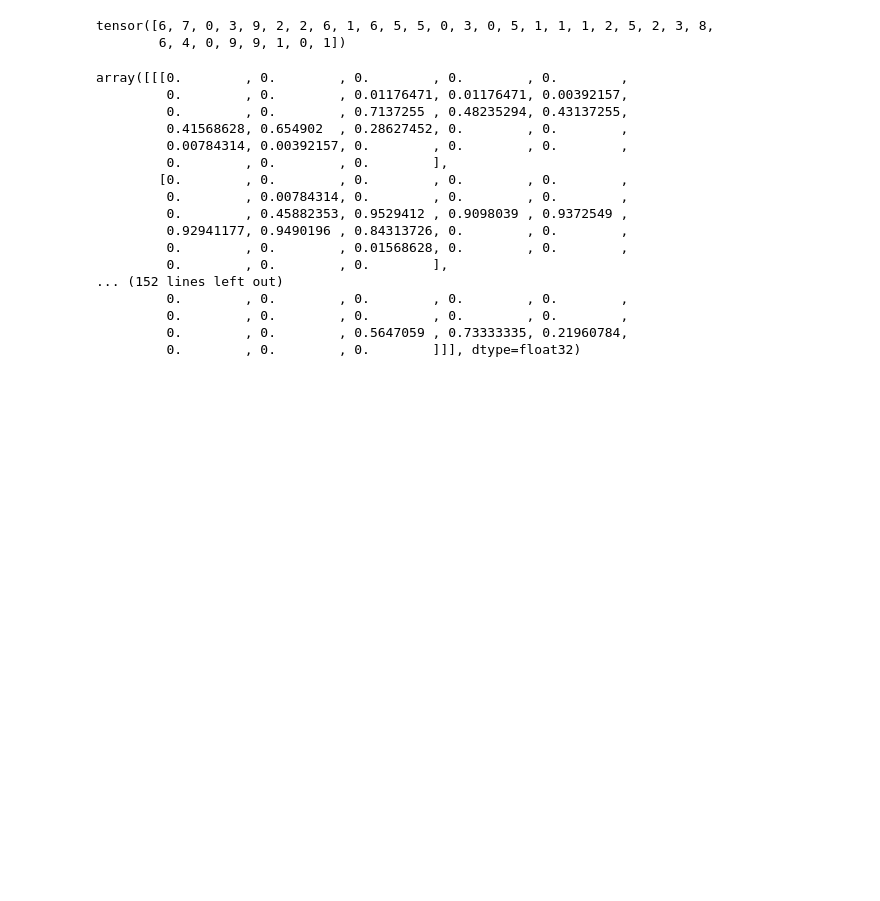
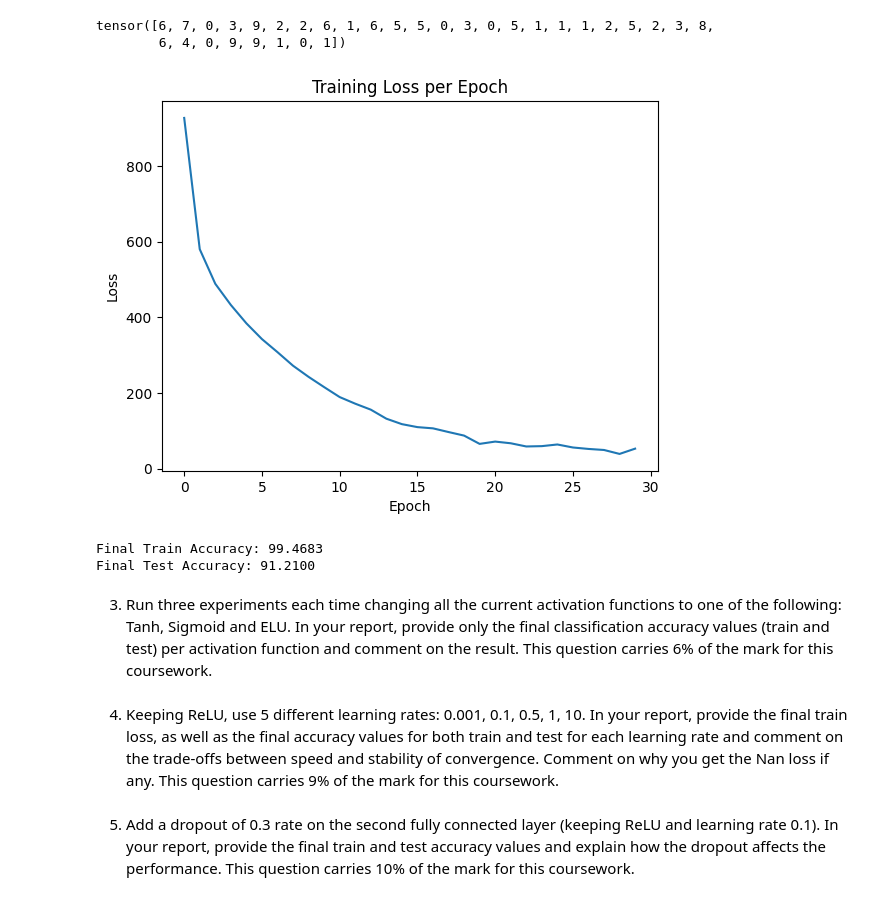
Before and after one commit to kianahs/AI_CNN, a Jupyter notebook: Classification.ipynb, the cells around one changed output. Saved outputs shown, nothing was run; the diff lists cells and outputs as text; code cells hidden in the pictures; blank space fills up the shorter version.

```diff
--- a/Classification.ipynb
+++ b/Classification.ipynb
@@ -76,6 +105,20 @@ def evaluation(dataloader):
     correct += (pred == labels).sum().item()
   return 100 * correct / total
 
+
+def test_evaluation(dataloader):
+    total, correct = 0,0
+    net.eval()
+    with torch.no_grad():
+      for data in dataloader:
+        # TO DO
+        inputs, labels = data
+        inputs, labels = inputs.to(device), labels.to(device)
+        outputs = net(inputs)
+        _, pred = torch.max(outputs.data, 1)
+        total += labels.size(0)
+        correct += (pred == labels).sum().item()
+      return 100 * correct / total
 
 def weights_init(layer):
     if isinstance(layer, nn.Linear):
@@ -118,7 +161,7 @@ for epoch in range(max_epochs):
     # TO DO
   loss_epoch_array.append(loss_epoch)
   train_accuracy.append(evaluation(train_loader))
-  test_accuracy.append(evaluation(test_loader))
+  test_accuracy.append(test_evaluation(test_loader))
   print("Epoch {}: loss: {}, train accuracy: {}, test accuracy:{}".format(epoch + 1, loss_epoch_array[-1], train_accuracy[-1], test_accuracy[-1]))
 # %% [output]
 cuda:0
@@ -175,22 +218,36 @@ label
 tensor([6, 7, 0, 3, 9, 2, 2, 6, 1, 6, 5, 5, 0, 3, 0, 5, 1, 1, 1, 2, 5, 2, 3, 8,
         6, 4, 0, 9, 9, 1, 0, 1])
 # %%
-input_data[0,:,:,:].numpy()
+# input_data[0,:,:,:].numpy()
-# %% [output]
-array([[[0.        , 0.        , 0.        , 0.        , 0.        ,
-         0.        , 0.        , 0.01176471, 0.01176471, 0.00392157,
-         0.        , 0.        , 0.7137255 , 0.48235294, 0.43137255,
-         0.41568628, 0.654902  , 0.28627452, 0.        , 0.        ,
-         0.00784314, 0.00392157, 0.        , 0.        , 0.        ,
-         0.        , 0.        , 0.        ],
-        [0.        , 0.        , 0.        , 0.        , 0.        ,
-         0.        , 0.00784314, 0.        , 0.        , 0.        ,
-         0.        , 0.45882353, 0.9529412 , 0.9098039 , 0.9372549 ,
-         0.92941177, 0.9490196 , 0.84313726, 0.        , 0.        ,
-         0.        , 0.        , 0.01568628, 0.        , 0.        ,
-         0.        , 0.        , 0.        ],
-... (152 lines left out)
-         0.        , 0.        , 0.        , 0.        , 0.        ,
-         0.        , 0.        , 0.        , 0.        , 0.        ,
-         0.        , 0.        , 0.5647059 , 0.73333335, 0.21960784,
-         0.        , 0.        , 0.        ]]], dtype=float32)
+# %%
+plt.plot(loss_epoch_array, label='Train Loss')
+plt.title('Training Loss per Epoch')
+plt.xlabel('Epoch')
+plt.ylabel('Loss')
+plt.show()
+# %% [output]
+[figure, added]
+# %%
+final_train_accuracy = train_accuracy[-1]
+final_test_accuracy = test_accuracy[-1]
+print(f'Final Train Accuracy: {final_train_accuracy:.4f}')
+print(f'Final Test Accuracy: {final_test_accuracy:.4f}')
+# %% [output]
+Final Train Accuracy: 99.4683
+Final Test Accuracy: 91.2100
+# %% [markdown]
+3. Run three experiments each time changing all the current activation functions to one of the
+following: Tanh, Sigmoid and ELU. In your report, provide only the final classification accuracy
+values (train and test) per activation function and comment on the result.
+This question carries 6% of the mark for this coursework.
+# %% [markdown]
+4. Keeping ReLU, use 5 different learning rates: 0.001, 0.1, 0.5, 1, 10. In your report, provide the
+final train loss, as well as the final accuracy values for both train and test for each learning rate
+and comment on the trade-offs between speed and stability of convergence. Comment on why
+you get the Nan loss if any.
+This question carries 9% of the mark for this coursework.
+# %% [markdown]
+5. Add a dropout of 0.3 rate on the second fully connected layer (keeping ReLU and learning rate
+0.1). In your report, provide the final train and test accuracy values and explain how the dropout
+affects the performance.
+This question carries 10% of the mark for this coursework.
```
Also changed, not shown: parts of 3 cells of this notebook.
